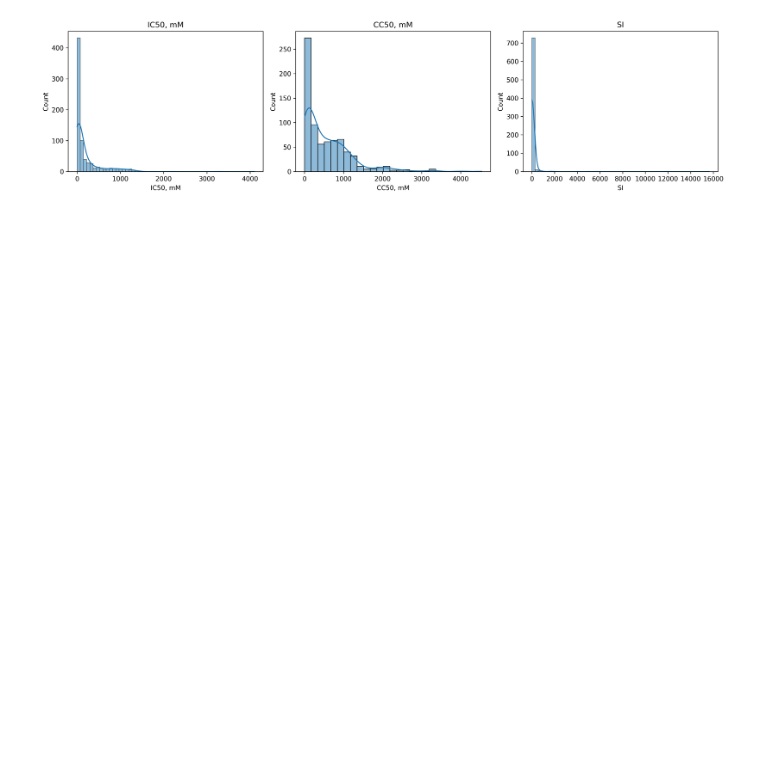
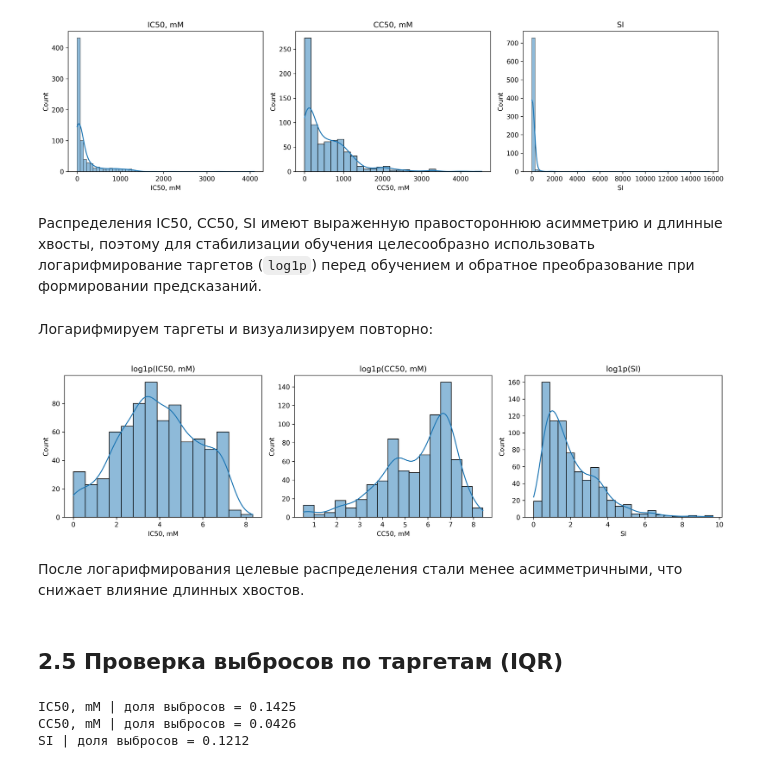
Before and after one commit to darthKwisatzHaderach/mephi-unsupervised-learning, a Jupyter notebook: ChemiAI/solution.ipynb, the cells around one changed output. Cells and saved outputs as stored; diff of their text form; code cells hidden in the pictures; blank space fills up the shorter version.

```diff
--- a/ChemiAI/solution.ipynb
+++ b/ChemiAI/solution.ipynb
@@ -257,3 +274,34 @@ plt.tight_layout()
 plt.show()
 # %% [output]
 [figure]
+# %% [markdown]
+Распределения IC50, CC50, SI имеют выраженную правостороннюю асимметрию и длинные хвосты, поэтому для стабилизации обучения целесообразно использовать логарифмирование таргетов (`log1p`) перед обучением и обратное преобразование при формировании предсказаний.
+# %% [markdown]
+Логарифмируем таргеты и визуализируем повторно:
+# %%
+y_train_log = np.log1p(y_train)
+fig, axes = plt.subplots(1, 3, figsize=(15, 4), dpi=300)
+for ax, col in zip(axes, y_train_log.columns):
+    sns.histplot(y_train_log[col], kde=True, ax=ax)
+    ax.set_title(f"log1p({col})")
+plt.tight_layout()
+plt.show()
+# %% [output]
+[figure, added]
+# %% [markdown]
+После логарифмирования целевые распределения стали менее асимметричными, что снижает влияние длинных хвостов.
+# %% [markdown]
+## 2.5 Проверка выбросов по таргетам (IQR)
+# %%
+def iqr_outlier_share(s):
+    q1, q3 = s.quantile(0.25), s.quantile(0.75)
+    iqr = q3 - q1
+    lo, hi = q1 - 1.5 * iqr, q3 + 1.5 * iqr
+    return ((s < lo) | (s > hi)).mean()
+
+for c in y_train.columns:
+    print(c, "| доля выбросов =", round(iqr_outlier_share(y_train[c]), 4))
+# %% [output]
+IC50, mM | доля выбросов = 0.1425
+CC50, mM | доля выбросов = 0.0426
+SI | доля выбросов = 0.1212
```
Also changed, not shown: parts of 20 cells of this notebook.
